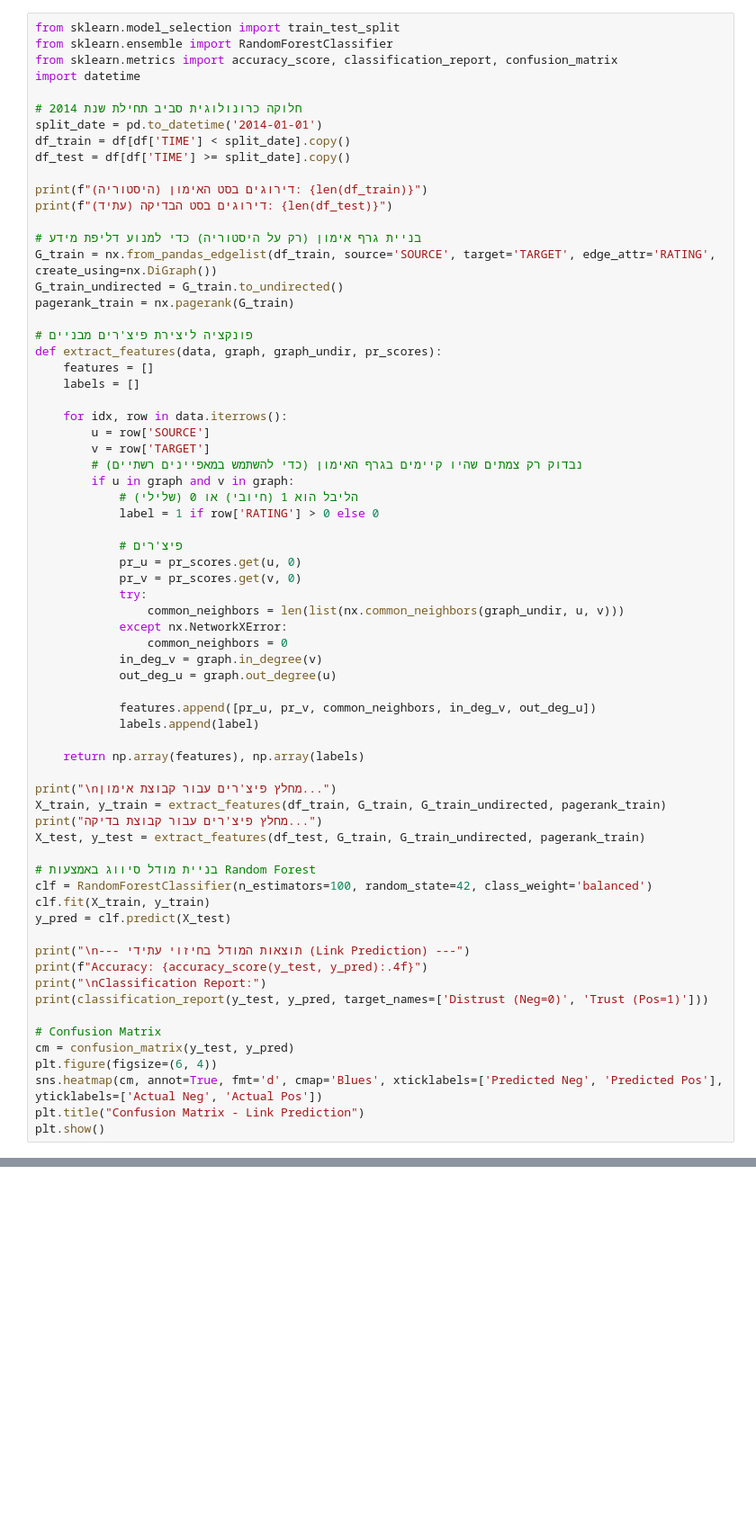
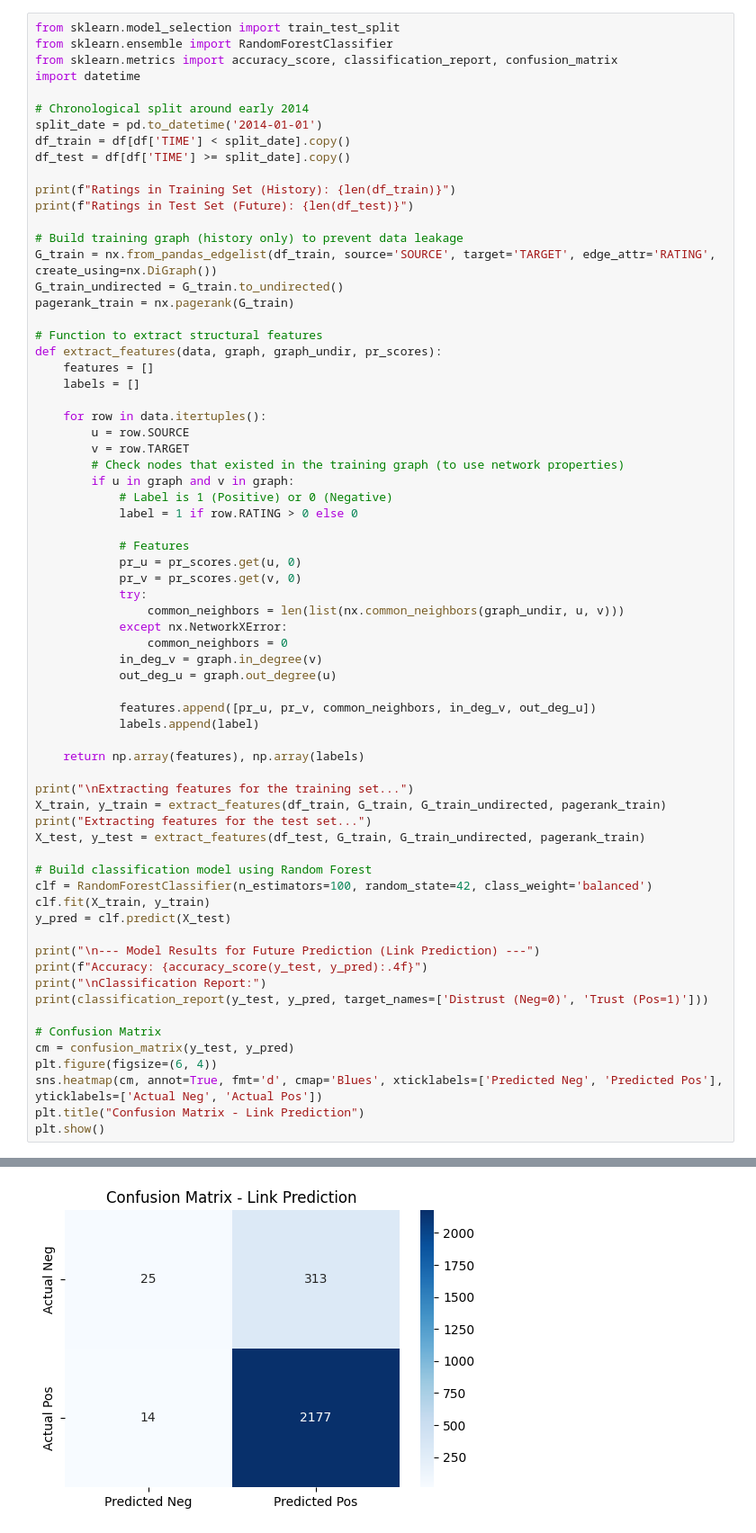
Before and after one commit to nevoiflah/Bitcoin-Trust-Network-Analysis, a Jupyter notebook: Bitcoin_Network_Analysis.ipynb, the cells around one changed output, grey strips where cells are left out. Shown at 90% size. Drawn from its saved outputs; the diff is of its cells as text; blank space fills up the shorter version.

```diff
--- a/Bitcoin_Network_Analysis.ipynb
+++ b/Bitcoin_Network_Analysis.ipynb
@@ -138,33 +192,33 @@ from sklearn.ensemble import RandomForestClassifier
 from sklearn.metrics import accuracy_score, classification_report, confusion_matrix
 import datetime
 
-# חלוקה כרונולוגית סביב תחילת שנת 2014
+# Chronological split around early 2014
 split_date = pd.to_datetime('2014-01-01')
 df_train = df[df['TIME'] < split_date].copy()
 df_test = df[df['TIME'] >= split_date].copy()
 
-print(f"דירוגים בסט האימון (היסטוריה): {len(df_train)}")
-print(f"דירוגים בסט הבדיקה (עתיד): {len(df_test)}")
+print(f"Ratings in Training Set (History): {len(df_train)}")
+print(f"Ratings in Test Set (Future): {len(df_test)}")
 
-# בניית גרף אימון (רק על היסטוריה) כדי למנוע דליפת מידע
+# Build training graph (history only) to prevent data leakage
 G_train = nx.from_pandas_edgelist(df_train, source='SOURCE', target='TARGET', edge_attr='RATING', create_using=nx.DiGraph())
 G_train_undirected = G_train.to_undirected()
 pagerank_train = nx.pagerank(G_train)
 
-# פונקציה ליצירת פיצ'רים מבניים
+# Function to extract structural features
 def extract_features(data, graph, graph_undir, pr_scores):
     features = []
     labels = []
 
-    for idx, row in data.iterrows():
-        u = row['SOURCE']
-        v = row['TARGET']
-        # נבדוק רק צמתים שהיו קיימים בגרף האימון (כדי להשתמש במאפיינים רשתיים)
+    for row in data.itertuples():
+        u = row.SOURCE
+        v = row.TARGET
+        # Check nodes that existed in the training graph (to use network properties)
         if u in graph and v in graph:
-            # הליבל הוא 1 (חיובי) או 0 (שלילי)
-            label = 1 if row['RATING'] > 0 else 0
+            # Label is 1 (Positive) or 0 (Negative)
+            label = 1 if row.RATING > 0 else 0
 
-            # פיצ'רים
+            # Features
             pr_u = pr_scores.get(u, 0)
             pr_v = pr_scores.get(v, 0)
             try:
@@ -179,17 +233,17 @@ def extract_features(data, graph, graph_undir, pr_scores):
 
     return np.array(features), np.array(labels)
 
-print("\nמחלץ פיצ'רים עבור קבוצת אימון...")
+print("\nExtracting features for the training set...")
 X_train, y_train = extract_features(df_train, G_train, G_train_undirected, pagerank_train)
-print("מחלץ פיצ'רים עבור קבוצת בדיקה...")
+print("Extracting features for the test set...")
 X_test, y_test = extract_features(df_test, G_train, G_train_undirected, pagerank_train)
 
-# בניית מודל סיווג באמצעות Random Forest
+# Build classification model using Random Forest
 clf = RandomForestClassifier(n_estimators=100, random_state=42, class_weight='balanced')
 clf.fit(X_train, y_train)
 y_pred = clf.predict(X_test)
 
-print("\n--- תוצאות המודל בחיזוי עתידי (Link Prediction) ---")
+print("\n--- Model Results for Future Prediction (Link Prediction) ---")
 print(f"Accuracy: {accuracy_score(y_test, y_pred):.4f}")
 print("\nClassification Report:")
 print(classification_report(y_test, y_pred, target_names=['Distrust (Neg=0)', 'Trust (Pos=1)']))
@@ -200,3 +254,4 @@ plt.figure(figsize=(6, 4))
 sns.heatmap(cm, annot=True, fmt='d', cmap='Blues', xticklabels=['Predicted Neg', 'Predicted Pos'], yticklabels=['Actual Neg', 'Actual Pos'])
 plt.title("Confusion Matrix - Link Prediction")
 plt.show()
+# %% [output]
@@ -202,0 +276 @@ plt.show()
+[figure, added]
```
Also changed, not shown: parts of 26 cells of this notebook, 15 other files.
